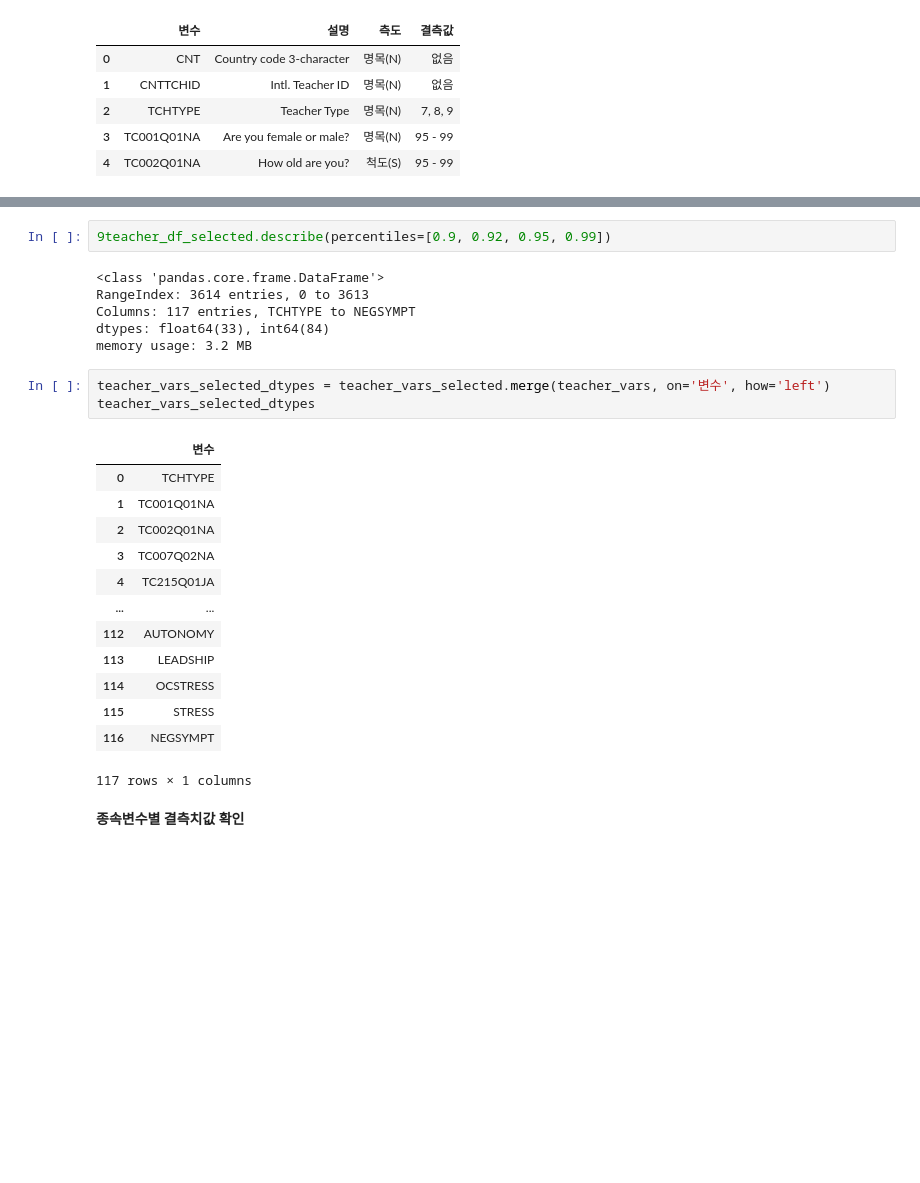
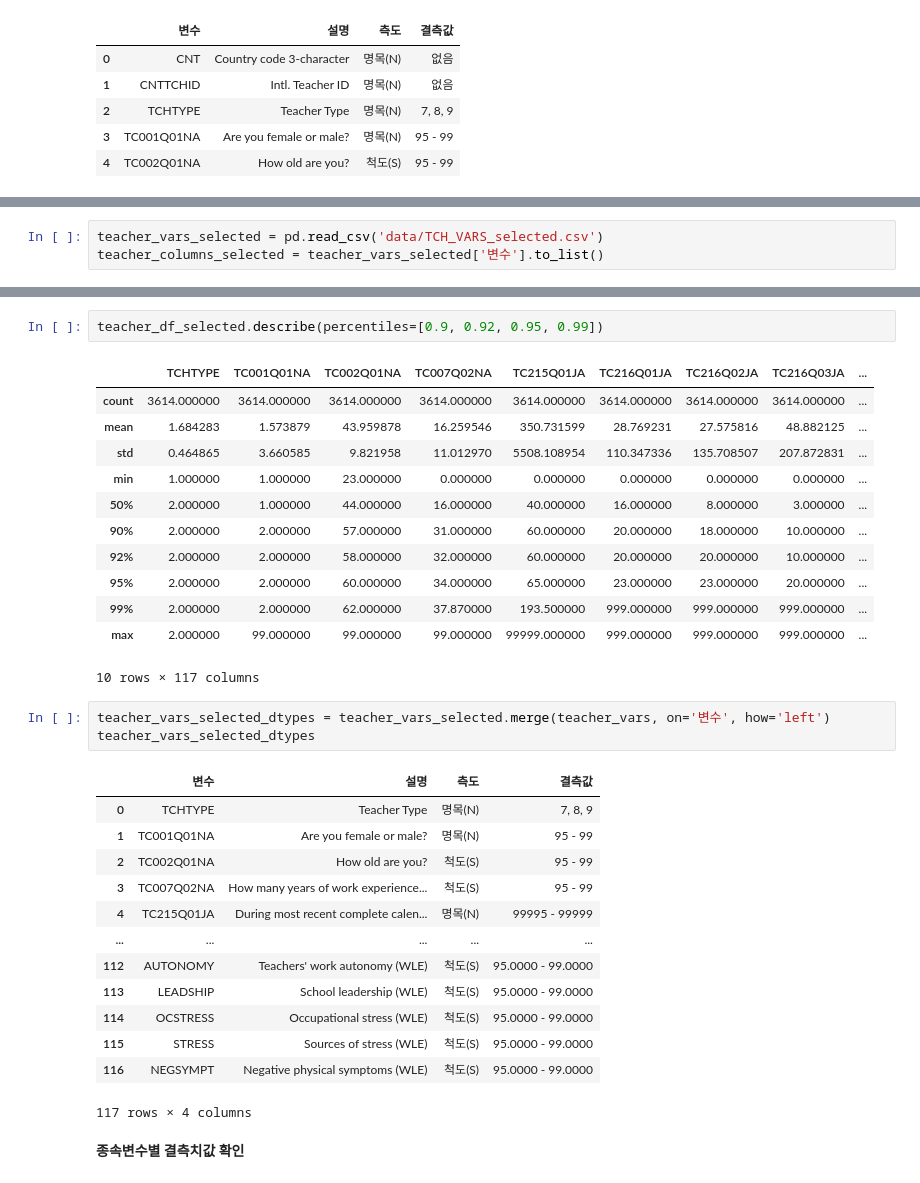
Before and after one commit to codingalzi/pisa, a Jupyter notebook: p2022/teacher_vars.ipynb, the cells around one changed output, grey strips where cells are left out. Drawn from its saved outputs; the diff is of its cells as text; blank space fills up the shorter version.

```diff
--- a/p2022/teacher_vars.ipynb
+++ b/p2022/teacher_vars.ipynb
@@ -30,0 +26,3 @@ np.True_
+# %%
+teacher_vars_selected = pd.read_csv('data/TCH_VARS_selected.csv')
+teacher_columns_selected = teacher_vars_selected['변수'].to_list()
@@ -47,27 +48,34 @@ teacher_df_selected.head()
 # %%
-9teacher_df_selected.describe(percentiles=[0.9, 0.92, 0.95, 0.99])
+teacher_df_selected.describe(percentiles=[0.9, 0.92, 0.95, 0.99])
 # %% [output]
+|  | TCHTYPE | TC001Q01NA | TC002Q01NA | TC007Q02NA | TC215Q01JA | TC216Q01JA | TC216Q02JA | TC216Q03JA | ... |
+| count | 3614.000000 | 3614.000000 | 3614.000000 | 3614.000000 | 3614.000000 | 3614.000000 | 3614.000000 | 3614.000000 | ... |
+| mean | 1.684283 | 1.573879 | 43.959878 | 16.259546 | 350.731599 | 28.769231 | 27.575816 | 48.882125 | ... |
+| std | 0.464865 | 3.660585 | 9.821958 | 11.012970 | 5508.108954 | 110.347336 | 135.708507 | 207.872831 | ... |
+| min | 1.000000 | 1.000000 | 23.000000 | 0.000000 | 0.000000 | 0.000000 | 0.000000 | 0.000000 | ... |
+| 50% | 2.000000 | 1.000000 | 44.000000 | 16.000000 | 40.000000 | 16.000000 | 8.000000 | 3.000000 | ... |
+| 90% | 2.000000 | 2.000000 | 57.000000 | 31.000000 | 60.000000 | 20.000000 | 18.000000 | 10.000000 | ... |
+| 92% | 2.000000 | 2.000000 | 58.000000 | 32.000000 | 60.000000 | 20.000000 | 20.000000 | 10.000000 | ... |
+| 95% | 2.000000 | 2.000000 | 60.000000 | 34.000000 | 65.000000 | 23.000000 | 23.000000 | 20.000000 | ... |
+| 99% | 2.000000 | 2.000000 | 62.000000 | 37.870000 | 193.500000 | 999.000000 | 999.000000 | 999.000000 | ... |
+| max | 2.000000 | 99.000000 | 99.000000 | 99.000000 | 99999.000000 | 999.000000 | 999.000000 | 999.000000 | ... |
-<class 'pandas.core.frame.DataFrame'>
-RangeIndex: 3614 entries, 0 to 3613
-Columns: 117 entries, TCHTYPE to NEGSYMPT
-dtypes: float64(33), int64(84)
-memory usage: 3.2 MB
+10 rows × 117 columns
 # %%
 teacher_vars_selected_dtypes = teacher_vars_selected.merge(teacher_vars, on='변수', how='left')
 teacher_vars_selected_dtypes
 # %% [output]
-|  | 변수 |
-| 0 | TCHTYPE |
-| 1 | TC001Q01NA |
-| 2 | TC002Q01NA |
-| 3 | TC007Q02NA |
-| 4 | TC215Q01JA |
-| ... | ... |
-| 112 | AUTONOMY |
-| 113 | LEADSHIP |
-| 114 | OCSTRESS |
-| 115 | STRESS |
-| 116 | NEGSYMPT |
+|  | 변수 | 설명 | 측도 | 결측값 |
+| 0 | TCHTYPE | Teacher Type | 명목(N) | 7, 8, 9 |
+| 1 | TC001Q01NA | Are you female or male? | 명목(N) | 95 - 99 |
+| 2 | TC002Q01NA | How old are you? | 척도(S) | 95 - 99 |
+| 3 | TC007Q02NA | How many years of work experience... | 척도(S) | 95 - 99 |
+| 4 | TC215Q01JA | During most recent complete calen... | 명목(N) | 99995 - 99999 |
+| ... | ... | ... | ... | ... |
+| 112 | AUTONOMY | Teachers' work autonomy (WLE) | 척도(S) | 95.0000 - 99.0000 |
+| 113 | LEADSHIP | School leadership (WLE) | 척도(S) | 95.0000 - 99.0000 |
+| 114 | OCSTRESS | Occupational stress (WLE) | 척도(S) | 95.0000 - 99.0000 |
+| 115 | STRESS | Sources of stress (WLE) | 척도(S) | 95.0000 - 99.0000 |
+| 116 | NEGSYMPT | Negative physical symptoms (WLE) | 척도(S) | 95.0000 - 99.0000 |
-117 rows × 1 columns
+117 rows × 4 columns
 # %% [markdown]
 **종속변수별 결측치값 확인**
```
Also changed, not shown: parts of 16 cells of this notebook, 1 other file.
